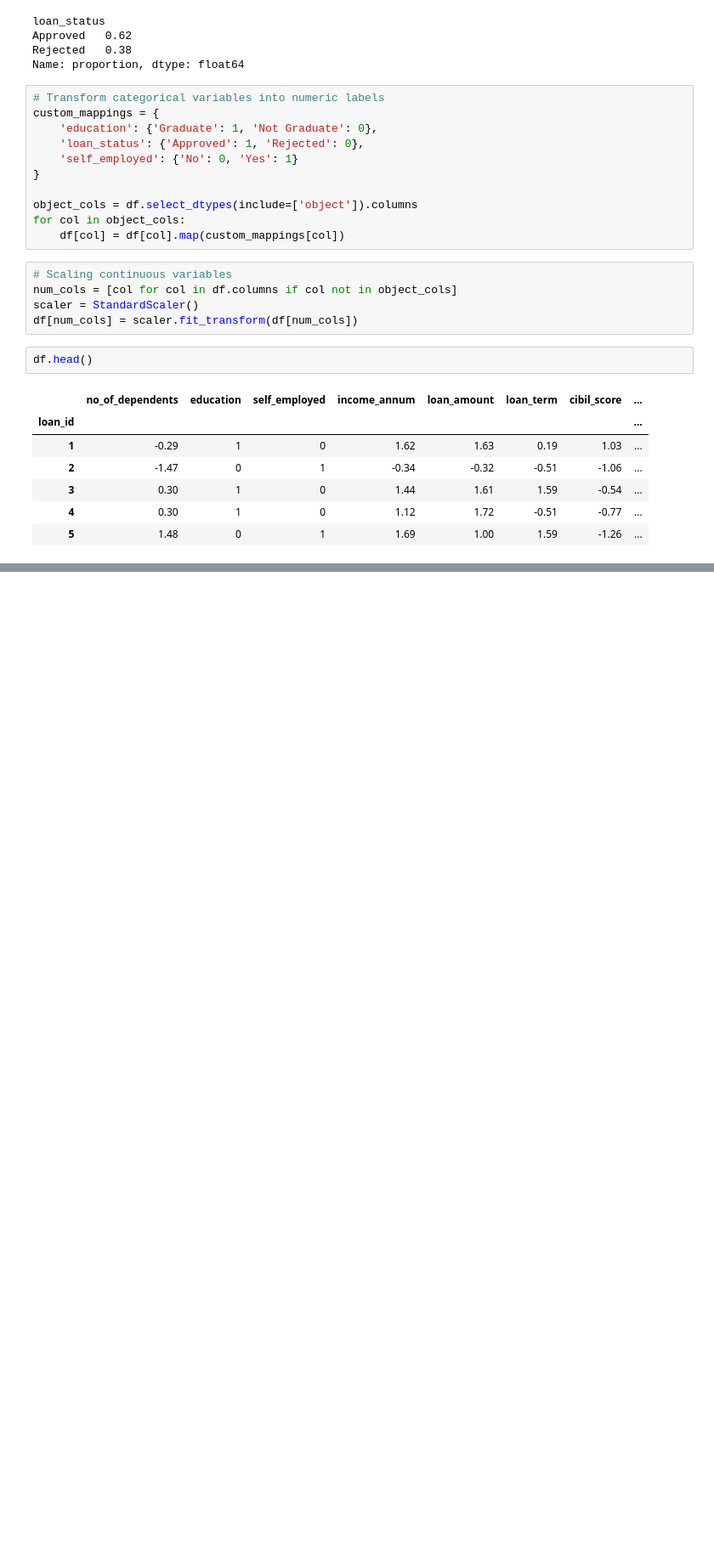
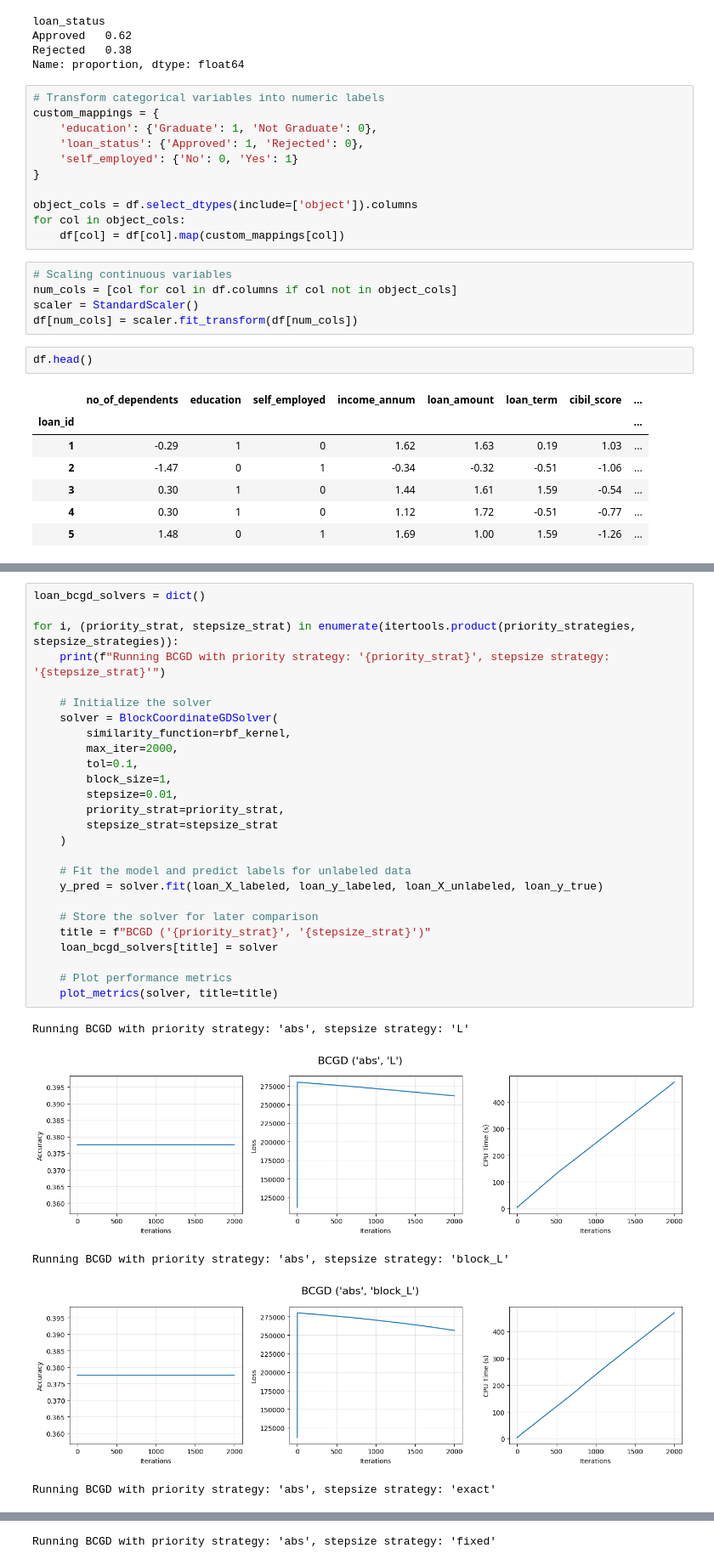
Before and after one commit to pavelihno/optimization-data-science, a Jupyter notebook: Homework.ipynb, the cells around one changed output, grey strips where cells are left out. Shown at 85% size. Cells and saved outputs as stored; diff of their text form; blank space fills up the shorter version.

```diff
--- a/Homework.ipynb
+++ b/Homework.ipynb
@@ -1214,0 +1316,32 @@ df.head()
+# %%
+loan_bcgd_solvers = dict()
+
+for i, (priority_strat, stepsize_strat) in enumerate(itertools.product(priority_strategies, stepsize_strategies)):
+    print(f"Running BCGD with priority strategy: '{priority_strat}', stepsize strategy: '{stepsize_strat}'")
+
+    # Initialize the solver
+    solver = BlockCoordinateGDSolver(
+        similarity_function=rbf_kernel,
+        max_iter=2000,
+        tol=0.1,
+        block_size=1,
+        stepsize=0.01,
+        priority_strat=priority_strat,
+        stepsize_strat=stepsize_strat
+    )
+
+    # Fit the model and predict labels for unlabeled data
+    y_pred = solver.fit(loan_X_labeled, loan_y_labeled, loan_X_unlabeled, loan_y_true)
+
+    # Store the solver for later comparison
+    title = f"BCGD ('{priority_strat}', '{stepsize_strat}')"
+    loan_bcgd_solvers[title] = solver
+
+    # Plot performance metrics
+    plot_metrics(solver, title=title)
+# %% [output]
+Running BCGD with priority strategy: 'abs', stepsize strategy: 'L'
+[figure, added]
+Running BCGD with priority strategy: 'abs', stepsize strategy: 'block_L'
+[figure, added]
+Running BCGD with priority strategy: 'abs', stepsize strategy: 'exact'
@@ -1214,0 +1349 @@ df.head()
+Running BCGD with priority strategy: 'abs', stepsize strategy: 'fixed'
```
Also changed, not shown: parts of 12 cells of this notebook.
